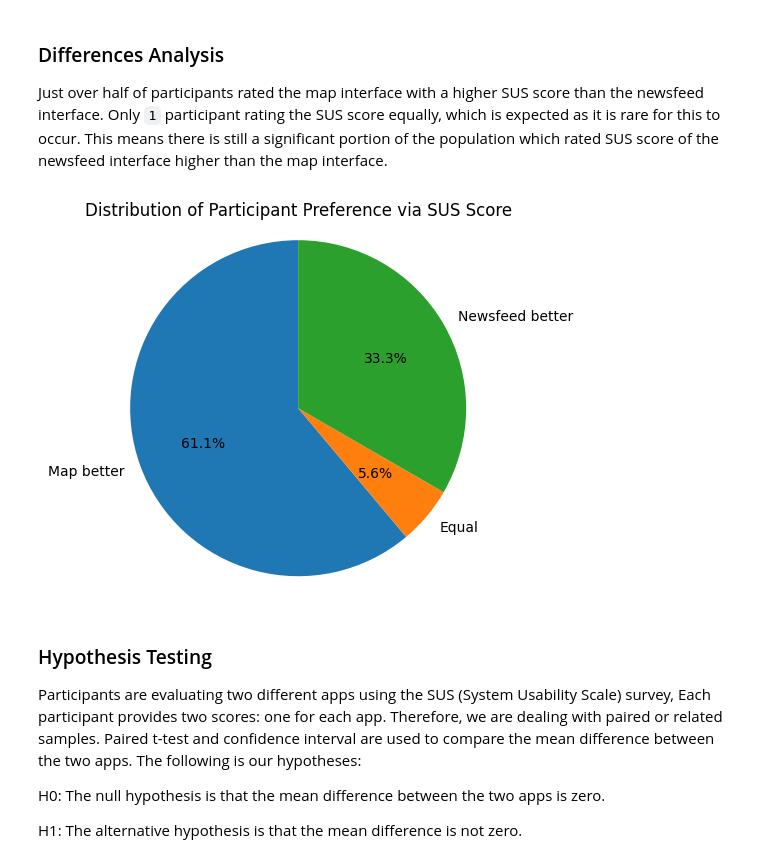
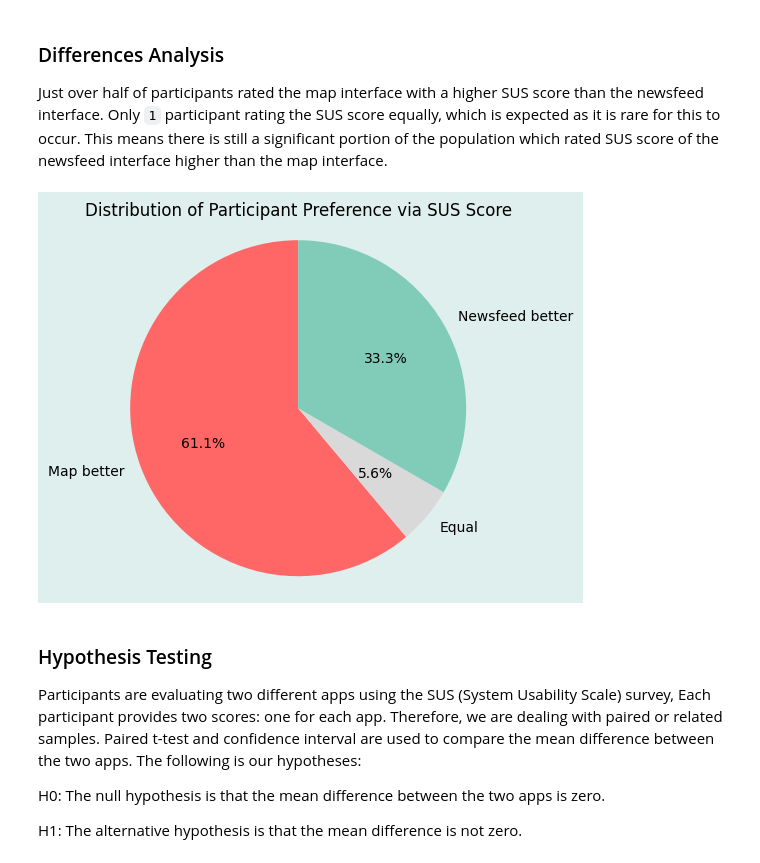
Before and after one commit to ishaanbhide/part-iv-project, a Jupyter notebook: statistics/analysis.ipynb, the cells around one changed output. Saved outputs shown, nothing was run; the diff lists cells and outputs as text; code cells hidden in the pictures.

Commit message:
add confidence interval calculation and colors

```diff
--- a/statistics/analysis.ipynb
+++ b/statistics/analysis.ipynb
@@ -80,13 +85,17 @@ Just over half of participants rated the map interface with a higher SUS score t
 # %%
 labels = ['Map better', 'Equal', 'Newsfeed better']
 sizes = [np.sum(differences > 0), np.sum(differences == 0), np.sum(differences < 0)]
+colors = ['#ff6766', '#d9d9d9', '#81ccb9']
 
-plt.pie(sizes, labels=labels, autopct='%1.1f%%', startangle=90)
+fig = plt.gcf()
+fig.set_facecolor("#dfefed")
+
+plt.pie(sizes, labels=labels, autopct='%1.1f%%', startangle=90, colors=colors)
 plt.title("Distribution of Participant Preference via SUS Score")
 plt.axis('equal')
 plt.show()
 # %% [output]
-[figure, old version]
+[figure, new version]
 # %% [markdown]
 ### Hypothesis Testing
 
```
Also changed, not shown: parts of 1 cell of this notebook.
